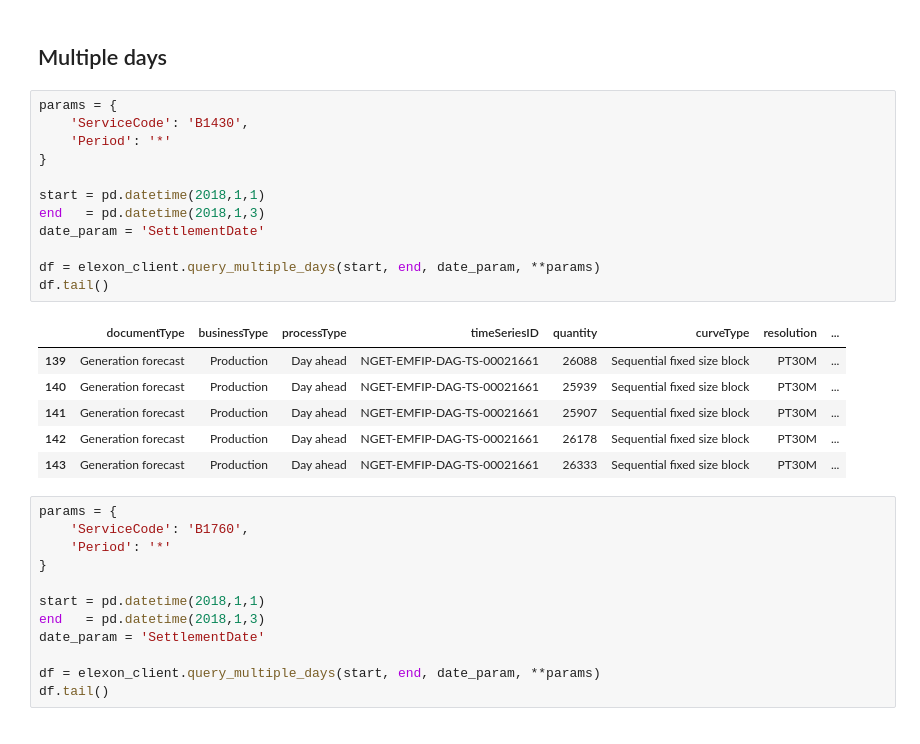
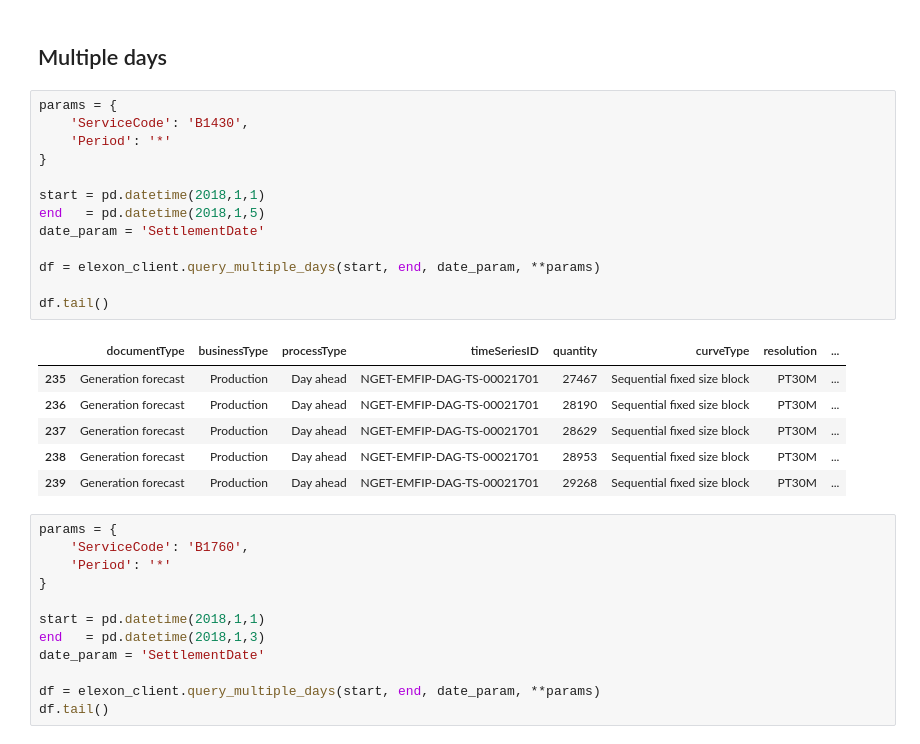
Before and after one commit to GiorgioBalestrieri/elexon_api_tool, a Jupyter notebook: example.ipynb, the cells around one changed output. Drawn from its saved outputs; the diff is of its cells as text.

```diff
--- a/example.ipynb
+++ b/example.ipynb
@@ -69,22 +88,23 @@ elexon_client.query_API(**params).tail()
 # %%
 params = {
     'ServiceCode': 'B1430',
     'Period': '*'
 }
 
 start = pd.datetime(2018,1,1)
-end   = pd.datetime(2018,1,3)
+end   = pd.datetime(2018,1,5)
 date_param = 'SettlementDate'
 
 df = elexon_client.query_multiple_days(start, end, date_param, **params)
+
 df.tail()
 # %% [output]
 |  | documentType | businessType | processType | timeSeriesID | quantity | curveType | resolution | ... |
-| 139 | Generation forecast | Production | Day ahead | NGET-EMFIP-DAG-TS-00021661 | 26088 | Sequential fixed size block | PT30M | ... |
-| 140 | Generation forecast | Production | Day ahead | NGET-EMFIP-DAG-TS-00021661 | 25939 | Sequential fixed size block | PT30M | ... |
-| 141 | Generation forecast | Production | Day ahead | NGET-EMFIP-DAG-TS-00021661 | 25907 | Sequential fixed size block | PT30M | ... |
-| 142 | Generation forecast | Production | Day ahead | NGET-EMFIP-DAG-TS-00021661 | 26178 | Sequential fixed size block | PT30M | ... |
-| 143 | Generation forecast | Production | Day ahead | NGET-EMFIP-DAG-TS-00021661 | 26333 | Sequential fixed size block | PT30M | ... |
+| 235 | Generation forecast | Production | Day ahead | NGET-EMFIP-DAG-TS-00021701 | 27467 | Sequential fixed size block | PT30M | ... |
+| 236 | Generation forecast | Production | Day ahead | NGET-EMFIP-DAG-TS-00021701 | 28190 | Sequential fixed size block | PT30M | ... |
+| 237 | Generation forecast | Production | Day ahead | NGET-EMFIP-DAG-TS-00021701 | 28629 | Sequential fixed size block | PT30M | ... |
+| 238 | Generation forecast | Production | Day ahead | NGET-EMFIP-DAG-TS-00021701 | 28953 | Sequential fixed size block | PT30M | ... |
+| 239 | Generation forecast | Production | Day ahead | NGET-EMFIP-DAG-TS-00021701 | 29268 | Sequential fixed size block | PT30M | ... |
 # %%
 params = {
     'ServiceCode': 'B1760',
```
Also changed, not shown: parts of 3 cells of this notebook.
